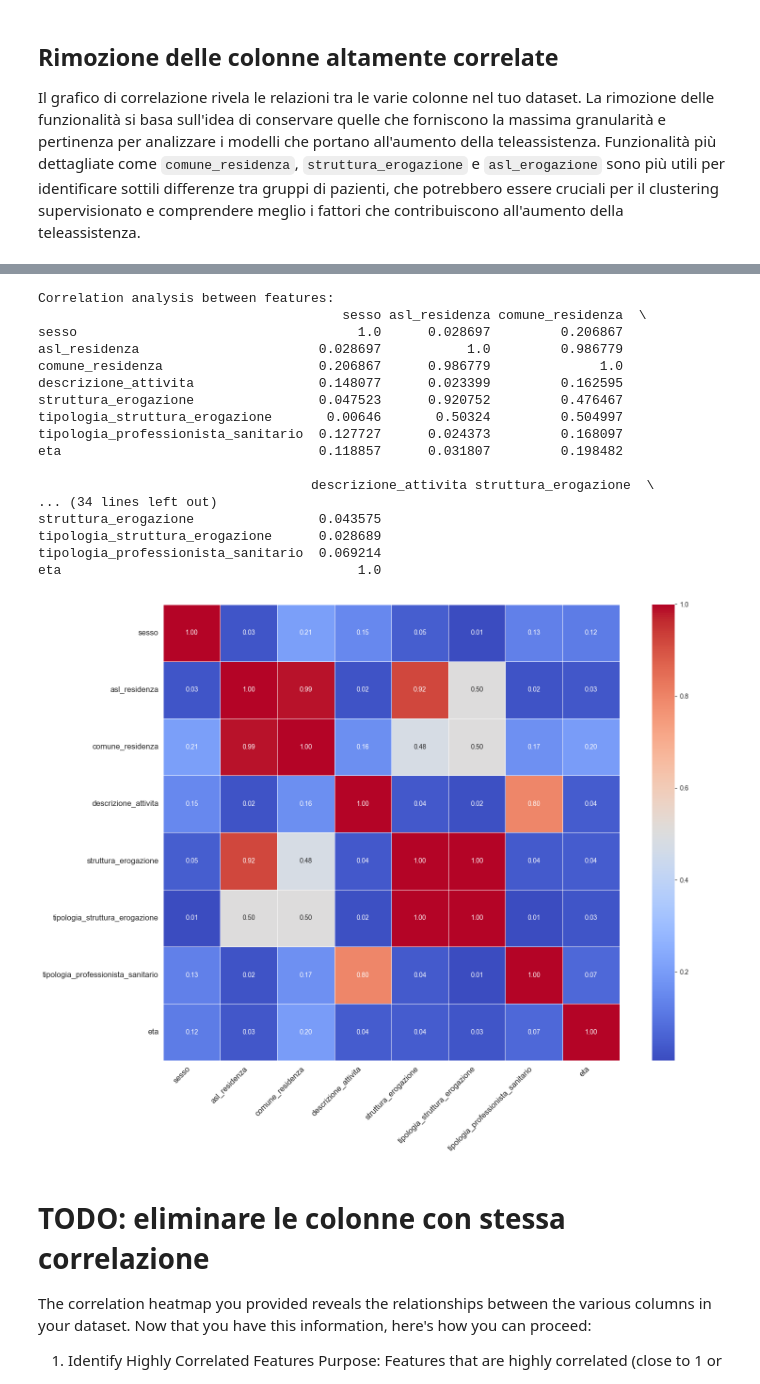
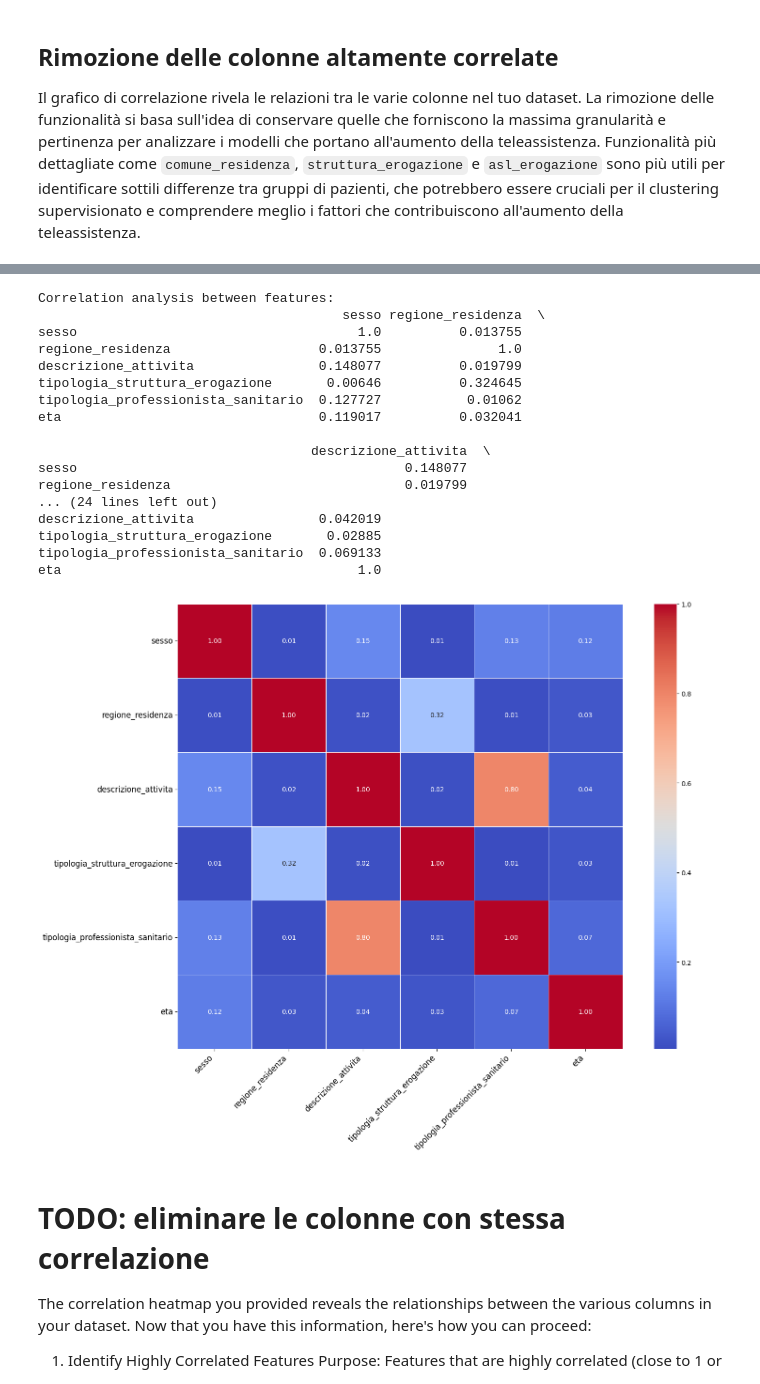
Before and after one commit to AlessiaRossi/Teleassistance-Supervised-Clustering, a Jupyter notebook: notebooks/EDA/feature_selection_corr.ipynb, the cells around one changed output, grey strips where cells are left out. Drawn from its saved outputs; the diff is of its cells as text; code cells hidden in the pictures.

```diff
--- a/notebooks/EDA/feature_selection_corr.ipynb
+++ b/notebooks/EDA/feature_selection_corr.ipynb
@@ -155,8 +155,10 @@ def remove_highly_correlated_columns(df, columns_to_remove):
     return df
 # %%
 columns_to_remove = [
-        'regione_residenza', 'provincia_residenza', 'regione_erogazione', 'provincia_erogazione', 'asl_erogazione'
-    ]
+             'comune_residenza', 'asl_residenza', 'provincia_residenza', 'regione_erogazione', 'asl_erogazione', 'provincia_erogazione', 'struttura_erogazione'
+     ]
+
+
 df = remove_highly_correlated_columns(df, columns_to_remove)
 
 # visualizza il df con le colonne rimosse
@@ -207,39 +209,48 @@ def feature_selection_execution(df: pd.DataFrame) -> pd.DataFrame:
     '''
     global columns_pairs
 # %%
+# columns_to_remove = [
+#         'regione_residenza', 'asl_residenza', 'provincia_residenza', 'regione_erogazione', 'asl_erogazione', 'provincia_erogazione', 'struttura_erogazione'
+#     ]
+
+
 # Recalculate and analyze correlations after removing columns
-corr_cols = [
-    'sesso',
-    'asl_residenza',
-    'comune_residenza',
-    'descrizione_attivita',
-    'struttura_erogazione',
-    'tipologia_struttura_erogazione',
-    'tipologia_professionista_sanitario',
-    'eta'
-]
+corr_cols = ['sesso',
+        'regione_residenza',
+        # 'asl_residenza',
+        # 'provincia_residenza',
+        # 'comune_residenza',
+        'descrizione_attivita',
+        # 'regione_erogazione',
+        # 'asl_erogazione',
+        # 'provincia_erogazione',
+        # 'struttura_erogazione',
+        'tipologia_struttura_erogazione',
+        'tipologia_professionista_sanitario',
+        'eta']
+
 correlations = recalculate_correlation_matrix(df, corr_cols)
 analyze_feature_correlations(correlations)
 visualize_correlation_matrix(correlations)
 # %% [output]
 Correlation analysis between features:
-                                       sesso asl_residenza comune_residenza  \
-sesso                                    1.0      0.028697         0.206867
-asl_residenza                       0.028697           1.0         0.986779
-comune_residenza                    0.206867      0.986779              1.0
-descrizione_attivita                0.148077      0.023399         0.162595
-struttura_erogazione                0.047523      0.920752         0.476467
-tipologia_struttura_erogazione       0.00646       0.50324         0.504997
-tipologia_professionista_sanitario  0.127727      0.024373         0.168097
-eta                                 0.118857      0.031807         0.198482
+                                       sesso regione_residenza  \
+sesso                                    1.0          0.013755
+regione_residenza                   0.013755               1.0
+descrizione_attivita                0.148077          0.019799
+tipologia_struttura_erogazione       0.00646          0.324645
+tipologia_professionista_sanitario  0.127727           0.01062
+eta                                 0.119017          0.032041
 
-                                   descrizione_attivita struttura_erogazione  \
-... (34 lines left out)
-struttura_erogazione                0.043575
-tipologia_struttura_erogazione      0.028689
-tipologia_professionista_sanitario  0.069214
+                                   descrizione_attivita  \
+sesso                                          0.148077
+regione_residenza                              0.019799
+... (24 lines left out)
+descrizione_attivita                0.042019
+tipologia_struttura_erogazione       0.02885
+tipologia_professionista_sanitario  0.069133
 eta                                      1.0
-[figure, old version]
+[figure, new version]
 # %% [markdown]
 # TODO: eliminare le colonne con stessa correlazione
 The correlation heatmap you provided reveals the relationships between the various columns in your dataset. Now that you have this information, here's how you can proceed:
```
Also changed, not shown: parts of 3 cells of this notebook, 1 other file.
